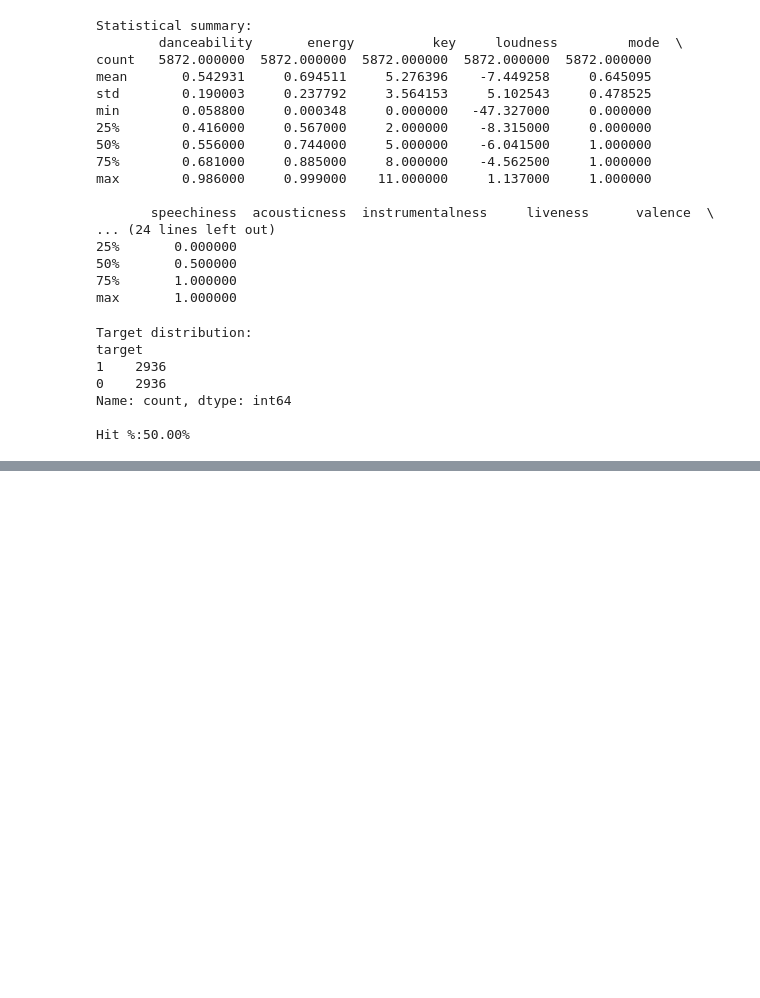
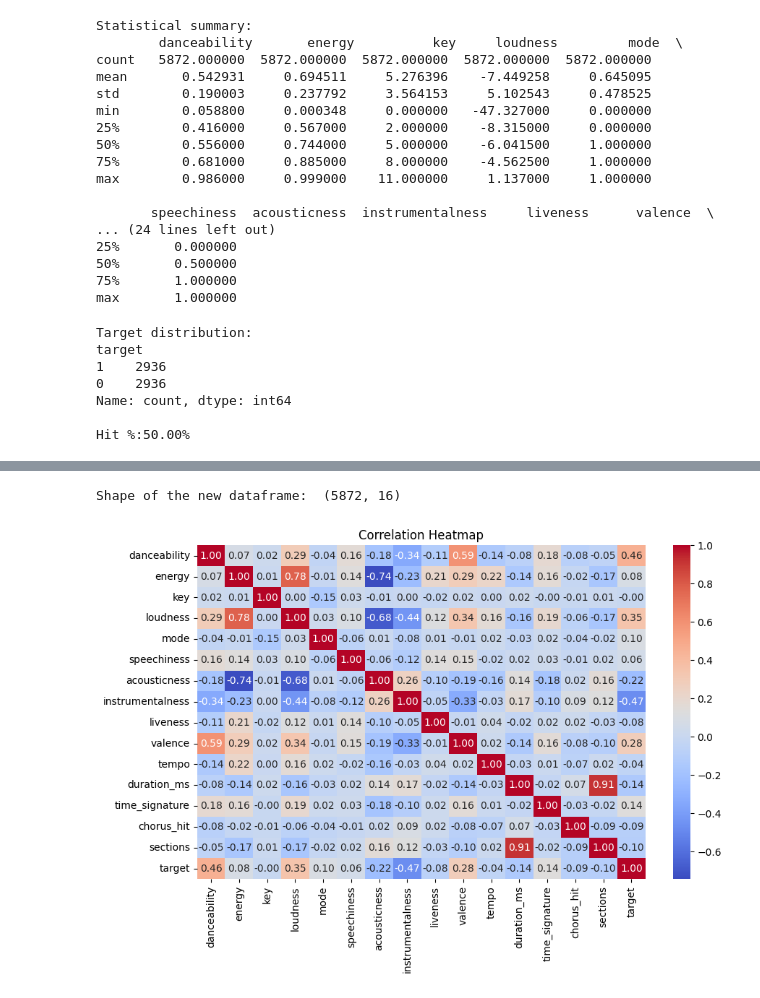
Before and after one commit to Ramadas7/Spotify-Hit-Predictor, a Jupyter notebook: notebook/spotify_hit_prediction.ipynb, the cells around one changed output, grey strips where cells are left out. Cells and saved outputs as stored; diff of their text form; code cells hidden in the pictures; blank space fills up the shorter version.

```diff
--- a/notebook/spotify_hit_prediction.ipynb
+++ b/notebook/spotify_hit_prediction.ipynb
@@ -100,3 +100,6 @@ target
 Name: count, dtype: int64
 
 Hit %:50.00%
+# %%
+df_new = df.drop(columns=['uri','track','artist'])
+print("After dropping columns: ",df_new)
@@ -102,0 +124,11 @@ Hit %:50.00%
+# %%
+print("Shape of the new dataframe: ",df_new.shape)
+# %% [output]
+Shape of the new dataframe:  (5872, 16)
+# %%
+plt.figure(figsize=(10,6))
+sns.heatmap(df_new.corr(), annot=True, cmap='coolwarm', fmt=".2f")
+plt.title("Correlation Heatmap")
+plt.show()
+# %% [output]
+[figure, added]
```
Also changed, not shown: parts of 11 cells of this notebook.
